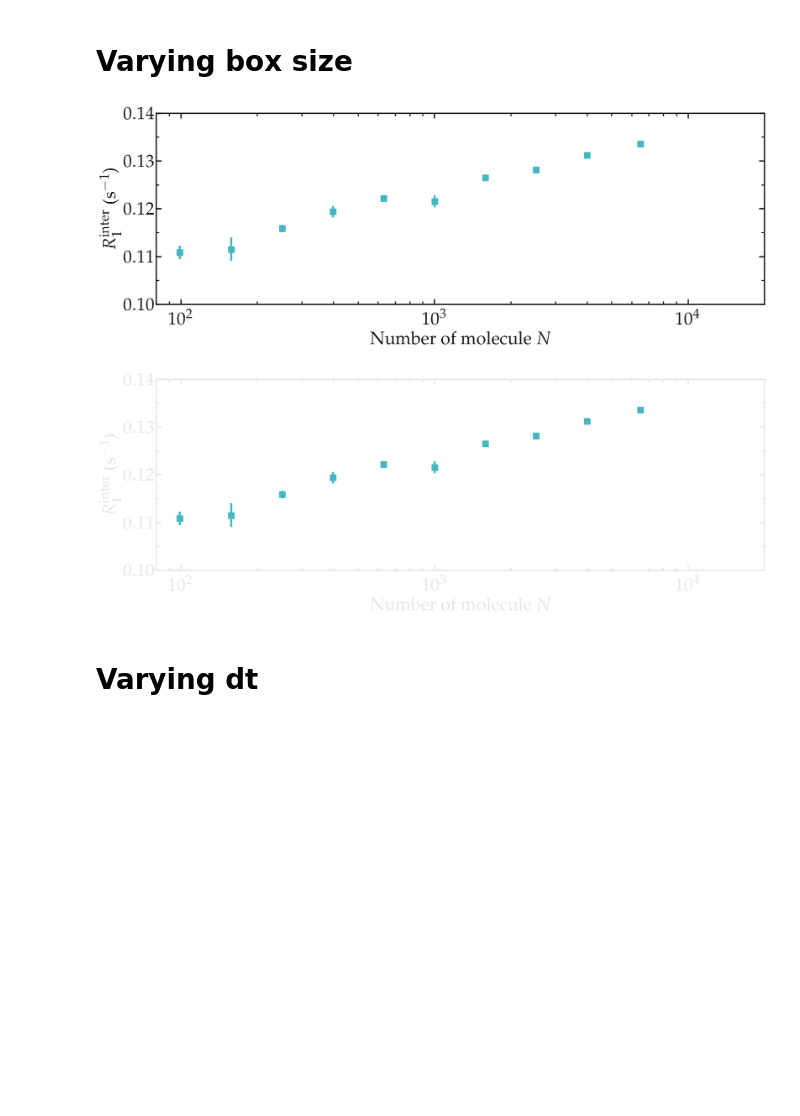
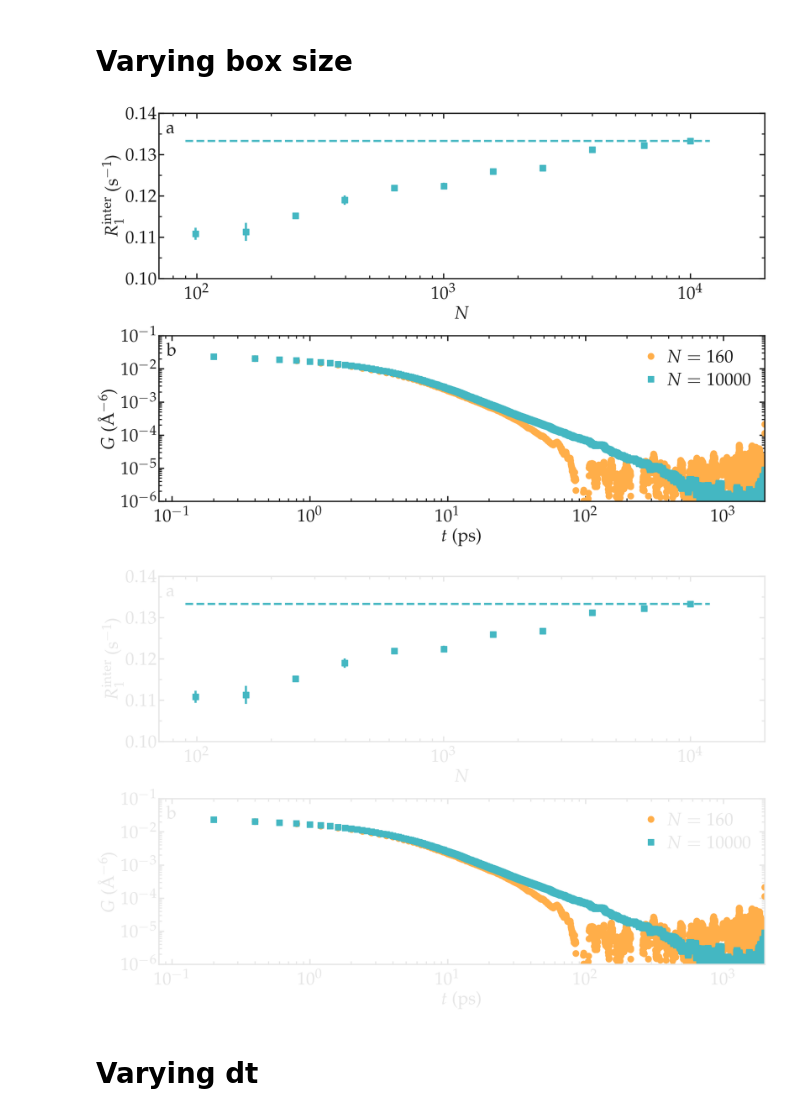
Before and after one commit to simongravelle/nmrformd, a Jupyter notebook: examples/illustrations/bulk-water.ipynb, the cells around one changed output. Cells and saved outputs as stored; diff of their text form; code cells hidden in the pictures; blank space fills up the shorter version.

```diff
--- a/examples/illustrations/bulk-water.ipynb
+++ b/examples/illustrations/bulk-water.ipynb
@@ -286,7 +286,7 @@ t_vs_N = []
 R1_inter_vs_N = []
 R2_inter_vs_N = []
 gij_inter_vs_N = []
-for N in ["N25", "N39", "N62", "N99", "N158", "N251", "N398", "N631", "N1002", "N1589", "N2521", "N4000", "N6500"]:
+for N in ["N25", "N39", "N62", "N99", "N158", "N251", "N398", "N631", "N1002", "N1589", "N2521", "N4000", "N6500", "N10000"]:
     for n in range(20):
         if os.path.exists("bulk-water-tip4p-vs-size/raw_data/"+N+"_intra_n"+str(n)+".npy"):
             t, f, gij, R1, R2 = read_dic("bulk-water-tip4p-vs-size/raw_data/"+N+"_intra_n"+str(n)+".npy")
@@ -294,6 +294,16 @@ for N in ["N25", "N39", "N62", "N99", "N158", "N251", "N398", "N631", "N1002", "
             t, f, gij, R1, R2 = read_dic("bulk-water-tip4p-vs-size/raw_data/"+N+"_inter_n"+str(n)+".npy")
             _, _, gij_inter_vs_N, R1_inter_vs_N, R2_inter_vs_N = append_data(t, f, gij, R1, R2, [], [], gij_inter_vs_N, R1_inter_vs_N, R2_inter_vs_N)
             all_N.append(np.int32(N[1:]))
+            if N == "N10000":
+                t_N10000 = t
+                gij_N10000 = gij
+                f_N10000 = f
+                R1_N10000 = R1
+            elif N == "N158":
+                t_N158 = t
+                gij_N158 = gij
+                f_N158 = f
+                R1_N158 = R1
     if N == "N4000":
         t, f, gij, R1, R2 = read_dic("bulk-water-tip4p-vs-temperature/raw_data/N4000_intra_T300K.npy")
         t_vs_N, f_vs_N, gij_intra_vs_N, R1_intra_vs_N, R2_intra_vs_N = append_data(t, f, gij, R1, R2, t_vs_N, f_vs_N, gij_intra_vs_N, R1_intra_vs_N, R2_intra_vs_N)
@@ -320,28 +318,48 @@ unique_sR1 = np.array(unique_sR1)
 # %%
+unique_N = []
+unique_mR1 = []
+unique_sR1 = []
+for N in np.unique(all_N):
+    unique_N.append(N)
+    sub_R1 = R10_inter_vs_N[all_N == N]
+    unique_mR1.append(np.mean(sub_R1))
+    unique_sR1.append(np.std(sub_R1) / np.sqrt(len(sub_R1)))
+unique_N = np.array(unique_N)
+unique_mR1 = np.array(unique_mR1)
+unique_sR1 = np.array(unique_sR1)
+
 filename = "effect_L_on_R1"
 for mode, mygray in zip(['light', 'dark'], [colors["mylightgray"], colors["mydarkgray"]]):
     fig = plt.figure(figsize=(18,12))
     ax, n, l_tot, c_tot = [], 0, 2, 1
     n += 1
     ax.append(plt.subplot(l_tot, c_tot, n))
-    x = np.linspace(200, 7000)
     ax[-1].errorbar(unique_N, unique_mR1, unique_sR1, unique_sR1*0, "s", color=colors["mycyan"],
                     markersize = 12, linewidth=4, label=r'$R_1^\mathrm{inter}$')
     ax[-1].semilogx(unique_N, unique_mR1, "s", color=colors["mycyan"],
                     markersize = 12, linewidth=4, label=r'$R_1^\mathrm{inter}$')
-    #x = np.linspace(20, 7000)
-    #ax[-1].semilogx(x, x*0 + R10_inter_vs_N[-1],
-    #                "--", color=colors["mycyan"],
-    #                markersize = 12, linewidth=4)
-    complete_panel(ax[-1], r'Number of molecule $N$', r'$R_1^\mathrm{inter}$ (s$^{-1}$)',
+    x = np.linspace(90, 12000)
+    ax[-1].semilogx(x, x*0 + R10_inter_vs_N[-1],
+                    "--", color=colors["mycyan"],
+                    markersize = 12, linewidth=4)
+    complete_panel(ax[-1], r'$N$', r'$R_1^\mathrm{inter}$ (s$^{-1}$)',
                    legend=False, axis_color=mygray, xpad=15,  locator_x = None)
-    set_boundaries(plt, x_boundaries=(80, 20000), y_boundaries=(0.1, 0.14), y_ticks=np.arange(0.1, 0.142, 0.01))
+    set_boundaries(plt, x_boundaries=(70, 20000), y_boundaries=(0.1, 0.14), y_ticks=np.arange(0.1, 0.142, 0.01))
+    n += 1
+    ax.append(plt.subplot(l_tot, c_tot, n))
+    ax[-1].loglog(t_N158, gij_N158, "o", color=colors["myorange"],
+                    markersize = 12, linewidth=4, label=r'$N = 160$')
+    ax[-1].loglog(t_N10000, gij_N10000, "s", color=colors["mycyan"],
+                    markersize = 12, linewidth=4, label=r'$N = 10000$')
+    complete_panel(ax[-1], r'$t$ (ps)', r'$G$ (\AA$^{-6}$)',
+                   legend=True, axis_color=mygray, xpad=15,  locator_x = None,  locator_y = None)
+    set_boundaries(plt, x_boundaries=(0.08, 2000), y_boundaries=(1e-6, 0.1)) #, y_ticks=np.arange(0.1, 0.142, 0.01))
     # x_ticks=np.arange(-1, 0.2, 0.2)
-    # add_subplotlabels(fig, ax, ["a", "b"], color=mygray)
+    add_subplotlabels(fig, ax, ["a", "b"], color=mygray)
     save_figure(plt, fig, mode, git_path, path_figures, filename)
 # %% [output]
-[figure, old version]
+[figure, new version]
-[figure, old version]
+[figure, new version]
 # %% [markdown]
 # Varying dt
 # %%
```
Also changed, not shown: parts of 1 cell of this notebook, 57 other files.
